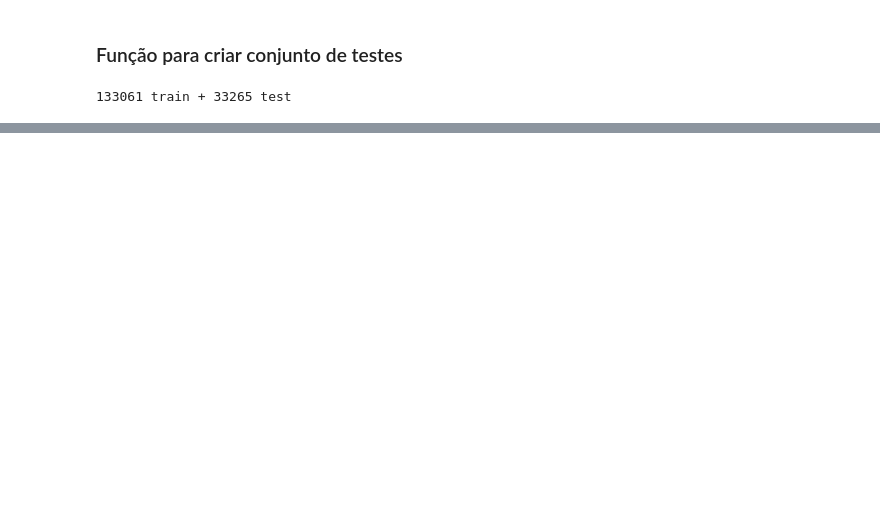
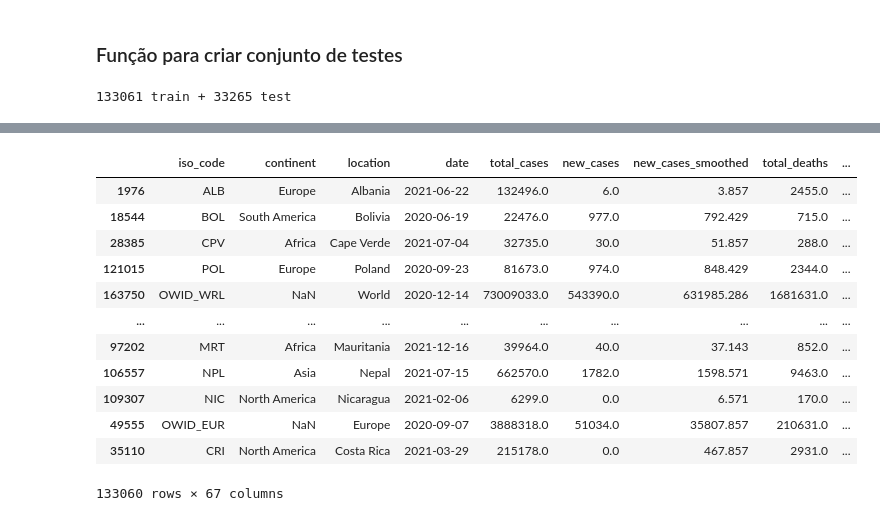
Before and after one commit to joanlima94/TCC-Unicamp, a Jupyter notebook: Notebook-Tcc.ipynb, the cells around one changed output, grey strips where cells are left out. Cells and saved outputs as stored; diff of their text form; code cells hidden in the pictures; blank space fills up the shorter version.

```diff
--- a/Notebook-Tcc.ipynb
+++ b/Notebook-Tcc.ipynb
@@ -148,0 +206,2 @@ print(len(train_set), "train +", len(test_set), "test")
+# %%
+split = StratifiedShuffleSplit(n_splits=1, test_size=0.2, random_state=42)
@@ -148,0 +213,4 @@ print(len(train_set), "train +", len(test_set), "test")
+# %%
+for train_index, test_index in split.split(covid_data, covid_data["new_cases_class"]):
+    strat_train_set = covid_data.loc[train_index]
+    strat_test_set = covid_data.loc[test_index]
@@ -148,0 +230,17 @@ print(len(train_set), "train +", len(test_set), "test")
+# %%
+covid_data_train = strat_train_set.copy()
+covid_data_train
+# %% [output]
+|  | iso_code | continent | location | date | total_cases | new_cases | new_cases_smoothed | total_deaths | ... |
+| 1976 | ALB | Europe | Albania | 2021-06-22 | 132496.0 | 6.0 | 3.857 | 2455.0 | ... |
+| 18544 | BOL | South America | Bolivia | 2020-06-19 | 22476.0 | 977.0 | 792.429 | 715.0 | ... |
+| 28385 | CPV | Africa | Cape Verde | 2021-07-04 | 32735.0 | 30.0 | 51.857 | 288.0 | ... |
+| 121015 | POL | Europe | Poland | 2020-09-23 | 81673.0 | 974.0 | 848.429 | 2344.0 | ... |
+| 163750 | OWID_WRL | NaN | World | 2020-12-14 | 73009033.0 | 543390.0 | 631985.286 | 1681631.0 | ... |
+| ... | ... | ... | ... | ... | ... | ... | ... | ... | ... |
+| 97202 | MRT | Africa | Mauritania | 2021-12-16 | 39964.0 | 40.0 | 37.143 | 852.0 | ... |
+| 106557 | NPL | Asia | Nepal | 2021-07-15 | 662570.0 | 1782.0 | 1598.571 | 9463.0 | ... |
+| 109307 | NIC | North America | Nicaragua | 2021-02-06 | 6299.0 | 0.0 | 6.571 | 170.0 | ... |
+| 49555 | OWID_EUR | NaN | Europe | 2020-09-07 | 3888318.0 | 51034.0 | 35807.857 | 210631.0 | ... |
+| 35110 | CRI | North America | Costa Rica | 2021-03-29 | 215178.0 | 0.0 | 467.857 | 2931.0 | ... |
+133060 rows × 67 columns
```
Also changed, not shown: parts of 15 cells of this notebook, 1 other file.
